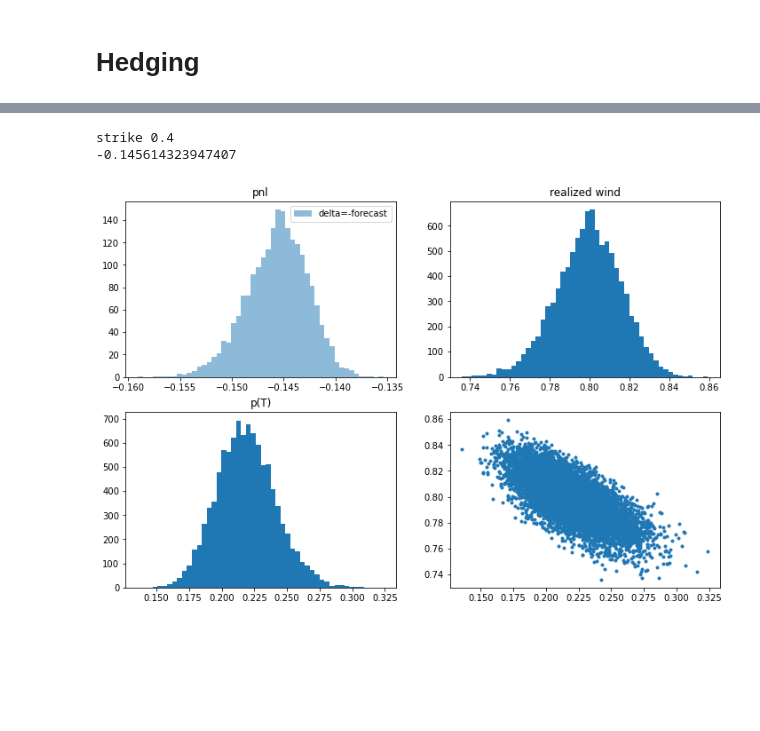
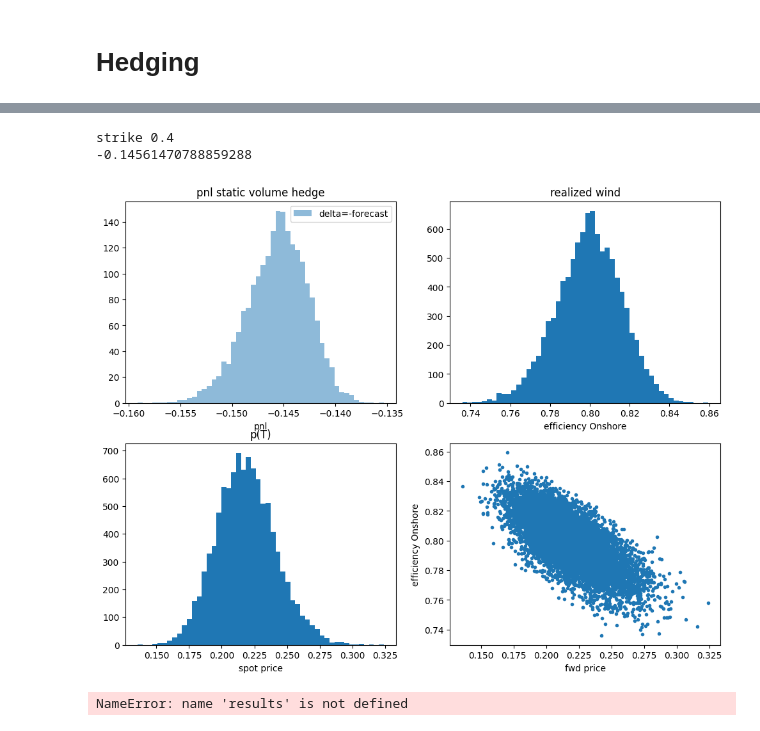
Before and after one commit to pikki622/RiVaPy, a Jupyter notebook: notebooks/models/residual_demand_forward_model.ipynb, the cells around one changed output, grey strips where cells are left out. Cells and saved outputs as stored; diff of their text form; code cells hidden in the pictures; blank space fills up the shorter version.

```diff
--- a/notebooks/models/residual_demand_forward_model.ipynb
+++ b/notebooks/models/residual_demand_forward_model.ipynb
@@ -310,10 +310,10 @@ forward_expiries = [timegrid[-1]]
 n_sims = 10_000
 
 regions = [ MultiRegionWindForecastModel.Region(
-                                    WindPowerForecastModel(speed_of_mean_reversion=0.5,
-                                                           volatility=0.180,
+                                    WindPowerForecastModel(speed_of_mean_reversion=0.1,
+                                                           volatility=1.80,
                                                             expiries=forward_expiries,
-                                                            forecasts = [0.8, 0.8,0.8,0.8],#*len(forward_expiries)
+                                                            forecasts = [0.8],#*len(forward_expiries)
                                                             region = 'Onshore'
                                                             ),
                                     capacity=1000.0,
@@ -323,7 +323,7 @@ regions = [ MultiRegionWindForecastModel.Region(
                                     WindPowerForecastModel(speed_of_mean_reversion=0.5,
                                                            volatility=1.80,
                                                             expiries=forward_expiries,
-                                                            forecasts = [0.6, 0.6,0.6,0.6],#*len(forward_expiries)
+                                                            forecasts = [0.6],#*len(forward_expiries)
                                                             region = 'Offshore'
                                                             ),
                                     capacity=100.0,
@@ -355,9 +355,11 @@ spec = GreenPPASpecification(technology = 'Wind',
                              max_capacity = 1.0)
 # %%
 tensorboard_logdir = os.path.join("logs", dt.datetime.now().strftime("%Y%m%d-%H%M%S"))
+regularization = 0.1
 result = price(val_date, spec, rdm ,
                depth=3, nb_neurons=64,
-               n_sims = n_sims, regularization= 10.0,
+               n_sims = n_sims,
+               regularization= 0.001,
               epochs = 100,
               verbose=1,
               initial_lr = 1e-2,
@@ -365,5 +367,6 @@ result = price(val_date, spec, rdm ,
               decay_rate=0.6,
               tensorboard_logdir=tensorboard_logdir
             )
+results[str(regularization)] = result
 # %% [output]
 Epoch 1/100
@@ -386,5 +390,5 @@ Epoch 100/100
 # %%
-t=6
+t=12
 plt.figure(figsize=(16,12))
 i=1
 plt.title(str(result.timegrid.dates[t]))
@@ -412,5 +416,5 @@ t = -2
 # %%
-plt.figure(figsize=(12,8))
+plt.figure(figsize=(12,9))
 #forecast_points = [i for i in range(len(timegrid)) if i%8==0]
 fwd_prices = result.fwd_prices
 forecasts_ = result.forecasts[spec.location]
@@ -424,34 +428,43 @@ pnl_no_hedge = (fwd_prices[:,-1]-strike)*forecasts_[:,-1]
 #bins = plt.hist(pnl_no_hedge, bins=50, label='no hedge', density=True)
 delta = -1.0*forecasts_[:,0]
 pnl_hedge = pnl_no_hedge + (fwd_prices[:,-1]-fwd_prices[:,0])*delta
 plt.hist(pnl_hedge,  label='delta=-forecast', alpha=0.5, density=True, bins=50)
 print(pnl_hedge.mean())
 delta = -1.0*forecasts_[:,0]
 #pnl_hedge = pnl_no_hedge + (fwd_prices[:,-1]-fwd_prices[:,0])*delta
 #plt.hist(pnl_hedge,  label='delta=-forecast', alpha=0.5, density=True, bins=50)
 #print(pnl_hedge.mean())
 
 pnl_hedge_dynamic_volume = -fwd_prices[:,0]*forecasts_[:,0]
 for i in range(1,fwd_prices.shape[1]):
     pnl_hedge_dynamic_volume += (forecasts_[:,i-1]-forecasts_[:,i])*fwd_prices[:,i]
 pnl_hedge_dynamic_volume += forecasts_[:,-2]*fwd_prices[:,-1] + forecasts_[:,-1]*(fwd_prices[:,-1]-strike)
 #plt.hist(pnl_hedge_dynamic_volume,  label='dynamic delta=-forecast', alpha=0.5, density=True, bins=50)
 
 #delta = -0pnl_hedge_dynamic_volume8*(-fwd_residuals[0,:]+1.0)
 #pnl_hedge = pnl_no_hedge + (fwd_prices[-1,:]-fwd_prices[0,:])*delta
 #plt.hist(pnl_hedge,  label='delta=-0.8*forecast', alpha=0.5, density=True, bins=50)
+plt.xlabel('pnl')
 plt.legend()
-plt.title('pnl')
+plt.title('pnl static volume hedge')
 plt.subplot(2,2,2)
 plt.hist(forecasts_[:,-1], bins=50);
 plt.title('realized wind')
+plt.xlabel('efficiency ' + spec.location)
 plt.subplot(2,2,3)
 plt.hist(fwd_prices[:,-1], bins=50)
 plt.title('p(T)')
+plt.xlabel('spot price')
 plt.subplot(2,2,4)
 plt.plot(fwd_prices[:,-1], forecasts_[:,-1],'.');
+plt.xlabel('fwd price')
+plt.ylabel('efficiency ' + spec.location);
 # %% [output]
 strike 0.4
--0.145614323947407
+-0.14561470788859288
-[figure, old version]
+[figure, new version]
+# %%
+results.keys()
+# %% [output]
+NameError: name 'results' is not defined
 # %%
```
Also changed, not shown: parts of 5 cells of this notebook, 1 other file.
